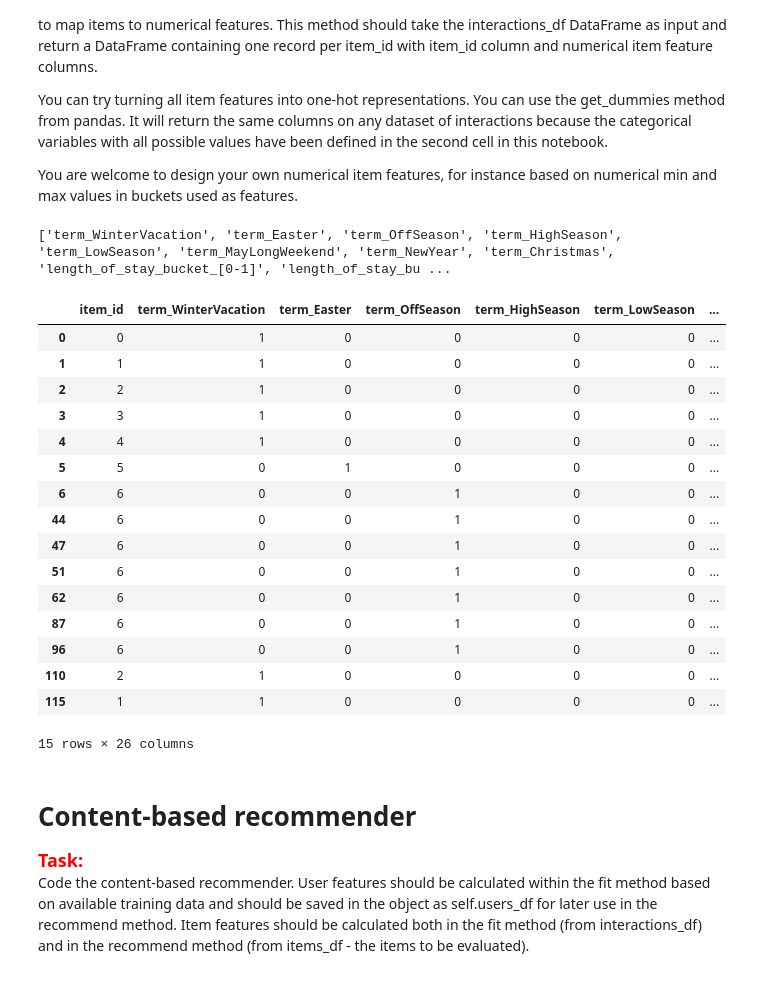
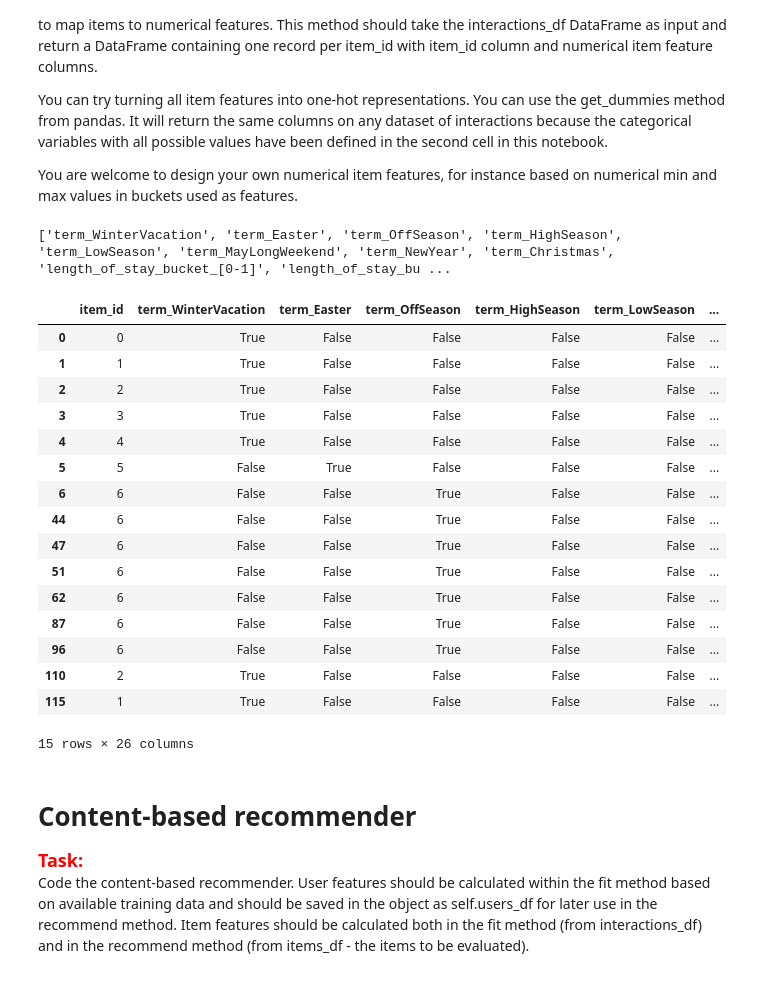
Before and after one commit to MichalGulczynski/recommender-systems-class, a Jupyter notebook: project_1_recommender_and_evaluation.ipynb, the cells around one changed output. Saved outputs shown, nothing was run; the diff lists cells and outputs as text; code cells hidden in the pictures.

```diff
--- a/project_1_recommender_and_evaluation.ipynb
+++ b/project_1_recommender_and_evaluation.ipynb
@@ -237,39 +194,41 @@ You can try turning all item features into one-hot representations. You can use
 You are welcome to design your own numerical item features, for instance based on numerical min and max values in buckets used as features.
 # %%
 def prepare_items_df(interactions_df):
-    item_features_df = interactions_df.copy().drop(columns = ["item_id", "user_id"])
+    item_features_df = interactions_df.copy().drop(columns = ["item_id"])
+    if "user_id" in interactions_df:
+        item_features_df = item_features_df.drop(columns = ["user_id"])
     item_features = []
     items_df = interactions_df["item_id"]
     for column in item_features_df.columns:
         encoded_feature = pd.get_dummies(item_features_df[column], prefix=column)
         item_features += encoded_feature.columns.tolist()
         items_df = pd.concat([items_df, encoded_feature], axis=1)
     return items_df, item_features
 
 
 items_df, item_features = prepare_items_df(interactions_df)
 
 print(item_features)
 
 display(items_df.loc[items_df['item_id'].isin([0, 1, 2, 3, 4, 5, 6])].head(15))
 # %% [output]
 ['term_WinterVacation', 'term_Easter', 'term_OffSeason', 'term_HighSeason', 'term_LowSeason', 'term_MayLongWeekend', 'term_NewYear', 'term_Christmas', 'length_of_stay_bucket_[0-1]', 'length_of_stay_bu ...
 |  | item_id | term_WinterVacation | term_Easter | term_OffSeason | term_HighSeason | term_LowSeason | ... |
-| 0 | 0 | 1 | 0 | 0 | 0 | 0 | ... |
-| 1 | 1 | 1 | 0 | 0 | 0 | 0 | ... |
-| 2 | 2 | 1 | 0 | 0 | 0 | 0 | ... |
-| 3 | 3 | 1 | 0 | 0 | 0 | 0 | ... |
-| 4 | 4 | 1 | 0 | 0 | 0 | 0 | ... |
-| 5 | 5 | 0 | 1 | 0 | 0 | 0 | ... |
-| 6 | 6 | 0 | 0 | 1 | 0 | 0 | ... |
-| 44 | 6 | 0 | 0 | 1 | 0 | 0 | ... |
-| 47 | 6 | 0 | 0 | 1 | 0 | 0 | ... |
-| 51 | 6 | 0 | 0 | 1 | 0 | 0 | ... |
-| 62 | 6 | 0 | 0 | 1 | 0 | 0 | ... |
-| 87 | 6 | 0 | 0 | 1 | 0 | 0 | ... |
-| 96 | 6 | 0 | 0 | 1 | 0 | 0 | ... |
-| 110 | 2 | 1 | 0 | 0 | 0 | 0 | ... |
-| 115 | 1 | 1 | 0 | 0 | 0 | 0 | ... |
+| 0 | 0 | True | False | False | False | False | ... |
+| 1 | 1 | True | False | False | False | False | ... |
+| 2 | 2 | True | False | False | False | False | ... |
+| 3 | 3 | True | False | False | False | False | ... |
+| 4 | 4 | True | False | False | False | False | ... |
+| 5 | 5 | False | True | False | False | False | ... |
+| 6 | 6 | False | False | True | False | False | ... |
+| 44 | 6 | False | False | True | False | False | ... |
+| 47 | 6 | False | False | True | False | False | ... |
+| 51 | 6 | False | False | True | False | False | ... |
+| 62 | 6 | False | False | True | False | False | ... |
+| 87 | 6 | False | False | True | False | False | ... |
+| 96 | 6 | False | False | True | False | False | ... |
+| 110 | 2 | True | False | False | False | False | ... |
+| 115 | 1 | True | False | False | False | False | ... |
 15 rows × 26 columns
 # %% [markdown]
 # Content-based recommender
```
Also changed, not shown: parts of 5 cells of this notebook, 1 other file.
